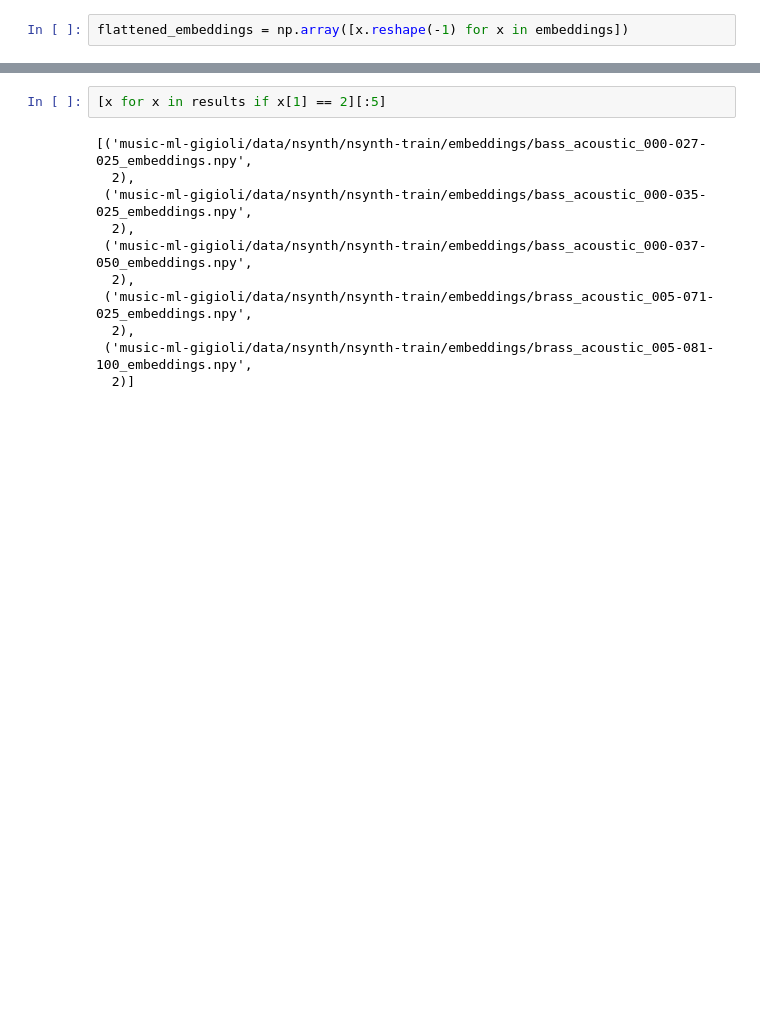
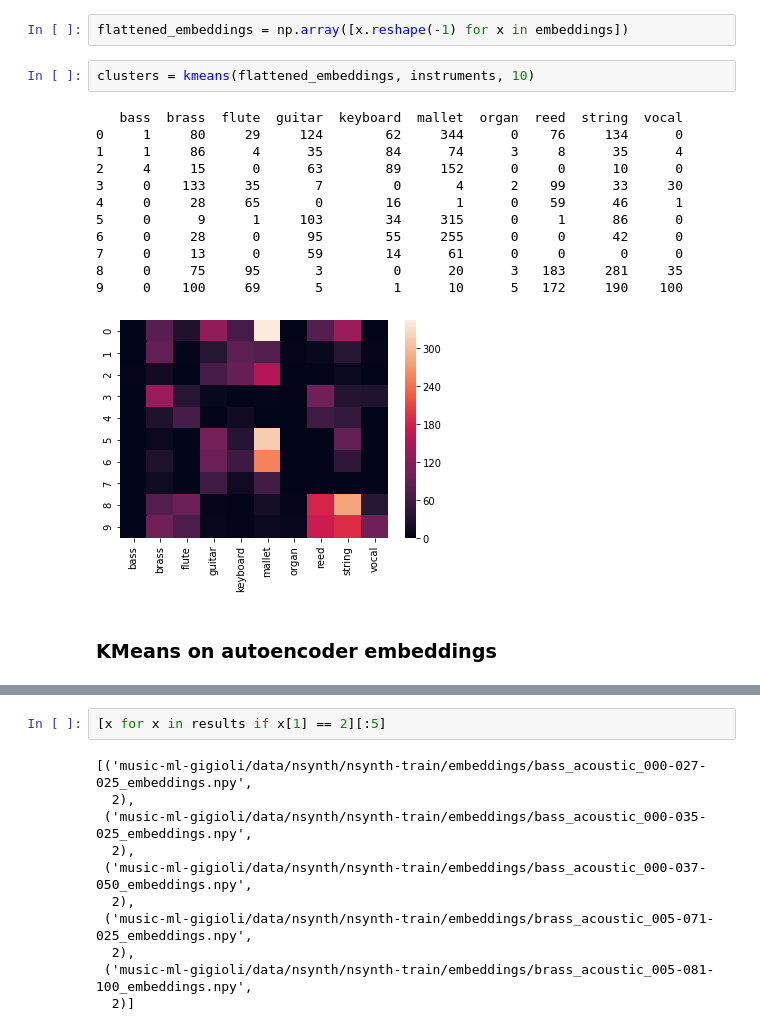
Before and after one commit to pgigioli/music_ml, a Jupyter notebook: clustering.ipynb, the cells around one changed output, grey strips where cells are left out. Drawn from its saved outputs; the diff is of its cells as text; blank space fills up the shorter version.

```diff
--- a/clustering.ipynb
+++ b/clustering.ipynb
@@ -98,2 +90,19 @@ ax = sns.heatmap(data)
 # %%
 flattened_embeddings = np.array([x.reshape(-1) for x in embeddings])
+# %%
+clusters = kmeans(flattened_embeddings, instruments, 10)
+# %% [output]
+   bass  brass  flute  guitar  keyboard  mallet  organ  reed  string  vocal
+0     1     80     29     124        62     344      0    76     134      0
+1     1     86      4      35        84      74      3     8      35      4
+2     4     15      0      63        89     152      0     0      10      0
+3     0    133     35       7         0       4      2    99      33     30
+4     0     28     65       0        16       1      0    59      46      1
+5     0      9      1     103        34     315      0     1      86      0
+6     0     28      0      95        55     255      0     0      42      0
+7     0     13      0      59        14      61      0     0       0      0
+8     0     75     95       3         0      20      3   183     281     35
+9     0    100     69       5         1      10      5   172     190    100
+[figure, added]
+# %% [markdown]
+### KMeans on autoencoder embeddings
```
Also changed, not shown: parts of 29 cells of this notebook, 7 other files.
